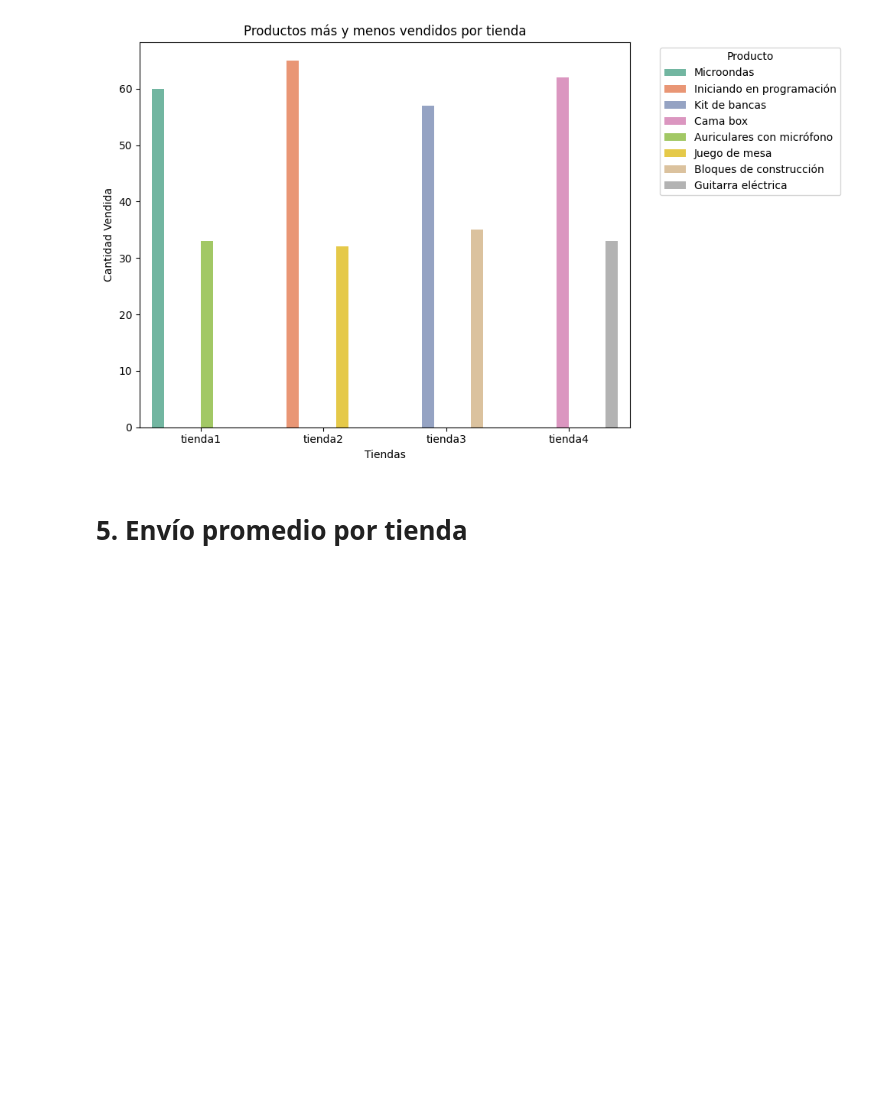
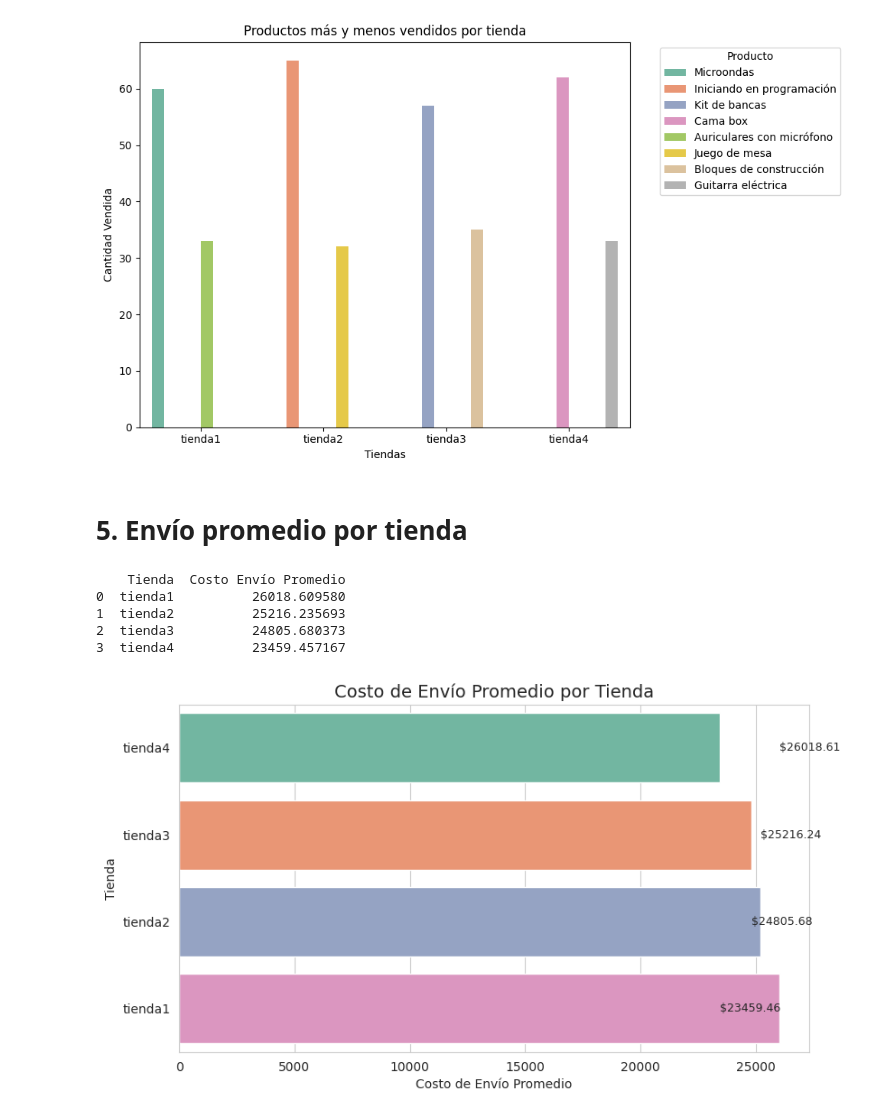
Before and after one commit to carlaclefig/challenge1-data-science-latam, a Jupyter notebook: AluraStoreLatam.ipynb, the cells around one changed output. Saved outputs shown, nothing was run; the diff lists cells and outputs as text; code cells hidden in the pictures; blank space fills up the shorter version.

Commit message:
feat: add average shipping value per store

```diff
--- a/AluraStoreLatam.ipynb
+++ b/AluraStoreLatam.ipynb
@@ -295,3 +295,39 @@ plt.show()
 [figure]
 # %% [markdown]
 # 5. Envío promedio por tienda
+# %%
+promedios_lista = []
+
+for nombre, columna in tiendas.items():
+        promedio = columna['Costo de envío'].mean()
+        promedios_lista.append((nombre, promedio))
+
+promedios_envío_df = pd.DataFrame(promedios_lista, columns=["Tienda", "Costo Envío Promedio"])
+print(promedios_envío_df)
+# %% [output]
+    Tienda  Costo Envío Promedio
+0  tienda1          26018.609580
+1  tienda2          25216.235693
+2  tienda3          24805.680373
+3  tienda4          23459.457167
+# %%
+plt.figure(figsize=(9, 5))
+
+promedios_envío_df["Color"] = promedios_envío_df["Tienda"]
+gráfico = sns.barplot(
+    data=promedios_envío_df.sort_values("Costo Envío Promedio", ascending=True),
+    y="Tienda",
+    x="Costo Envío Promedio",
+    hue="Color",
+    palette="Set2" ,
+)
+
+for i, row in promedios_envío_df.sort_values("Costo Envío Promedio", ascending=True).iterrows():
+    plt.text(row["Costo Envío Promedio"] + 0.2, i, f"${row['Costo Envío Promedio']:.2f}", va='center', fontsize=9)
+
+plt.title("Costo de Envío Promedio por Tienda", fontsize=14)
+plt.xlabel("Costo de Envío Promedio")
+plt.ylabel("Tienda")
+plt.show()
+# %% [output]
+[figure, added]
```
